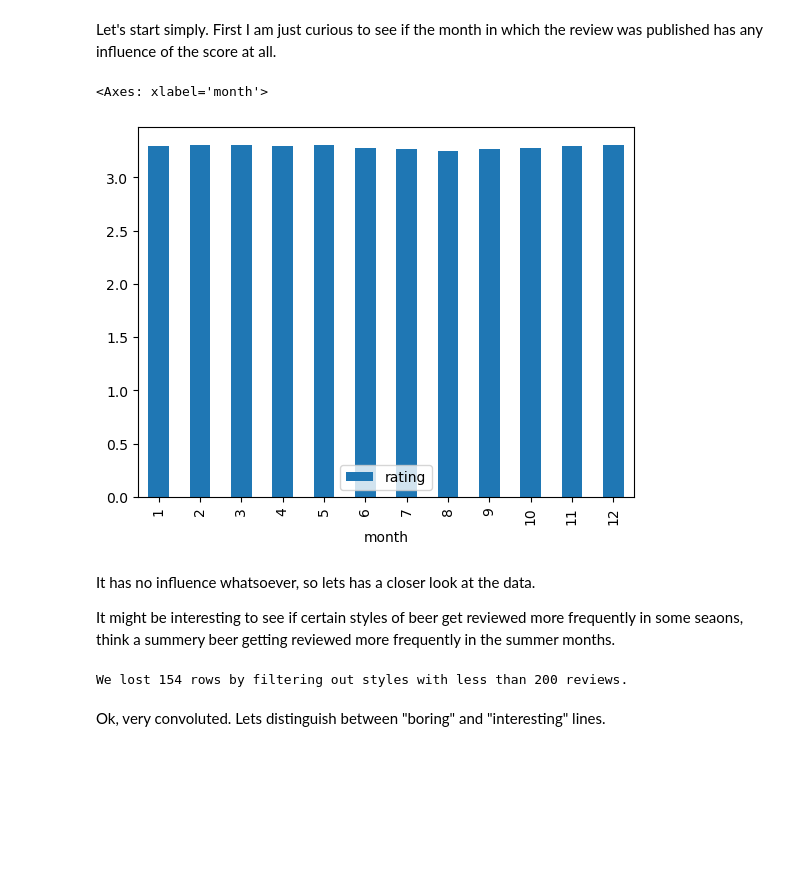
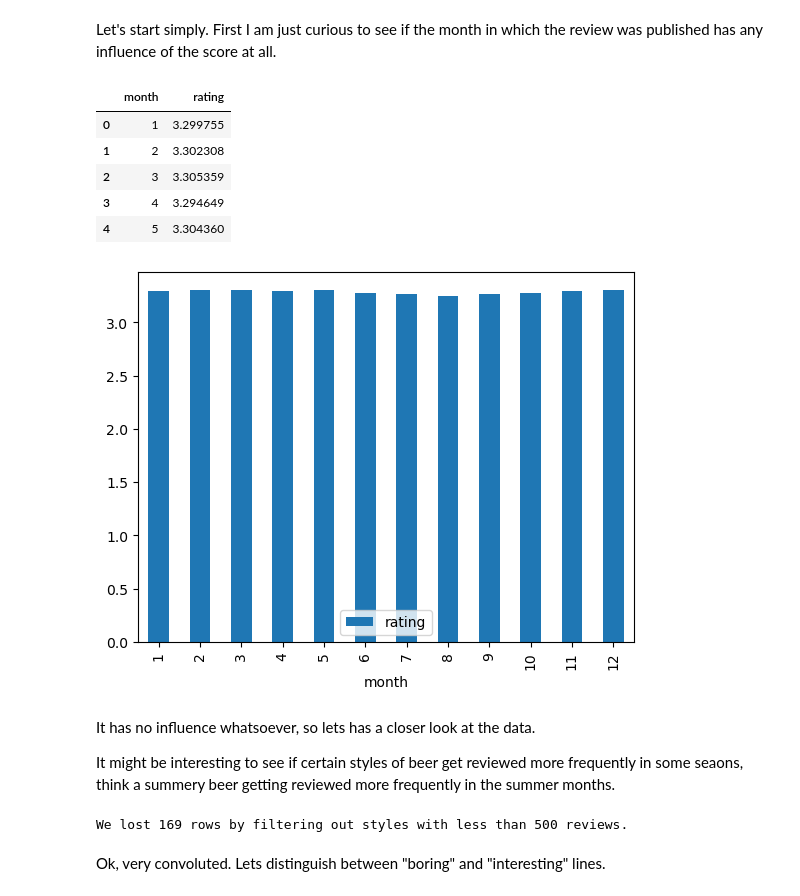
Before and after one commit to epfl-ada/ada-2024-project-thefivedatawranglers, a Jupyter notebook: seasonality_analysis.ipynb, the cells around one changed output. Drawn from its saved outputs; the diff is of its cells as text; code cells hidden in the pictures; blank space fills up the shorter version.

Commit message:
finished seasonalty analysis

```diff
--- a/seasonality_analysis.ipynb
+++ b/seasonality_analysis.ipynb
@@ -495,14 +493,21 @@ Let's start simply. First I am just curious to see if the month in which the rev
 # %%
 # Add a column "month" to the RB dataframe
 df_rb_ratings_with_month = df_rb_ratings.copy()
 df_rb_ratings_with_month['month'] = pd.to_datetime(df_rb_ratings_with_month['date'], unit = 's').dt.month
 
 # Group by month and calculate the average rating
 monthly_avg_rating = df_rb_ratings_with_month.groupby('month')['rating'].mean().reset_index()
 
 monthly_avg_rating.plot.bar(x='month', y='rating')
+
+monthly_avg_rating.head()
 # %% [output]
-<Axes: xlabel='month'>
+|  | month | rating |
+| 0 | 1 | 3.299755 |
+| 1 | 2 | 3.302308 |
+| 2 | 3 | 3.305359 |
+| 3 | 4 | 3.294649 |
+| 4 | 5 | 3.304360 |
 [figure]
 # %% [markdown]
 It has no influence whatsoever, so lets has a closer look at the data.
@@ -510,25 +515,24 @@ It has no influence whatsoever, so lets has a closer look at the data.
 It might be interesting to see if certain styles of beer get reviewed more frequently in some seaons, think a summery beer getting reviewed more frequently in the summer months.
 # %%
 # Group by month and style, and count the number of reviews per month and style
-ranked_beer_styles_per_season = df_rb_ratings_with_month.groupby(['month', 'style']).size().reset_index(name='review_count')
+ranked_by_amount_beer_styles_per_season = df_rb_ratings_with_month.groupby(['month', 'style']).size().reset_index(name='review_count')
 
 # Filter out styles with less than 200 reviews
-size_before_filtering = len(ranked_beer_styles_per_season)
+size_before_filtering = len(ranked_by_amount_beer_styles_per_season)
+ranked_by_amount_beer_styles_per_season = ranked_by_amount_beer_styles_per_season.groupby('style').filter(lambda x: (x['review_count'] >= 500).all())
 
-ranked_beer_styles_per_season = ranked_beer_styles_per_season[ranked_beer_styles_per_season['review_count'] > 500]
-
-print(f'We lost {size_before_filtering - len(ranked_beer_styles_per_season)} rows by filtering out styles with less than 200 reviews.')
+print(f'We lost {size_before_filtering - len(ranked_by_amount_beer_styles_per_season)} rows by filtering out styles with less than 500 reviews.')
 
 # Rank the styles within each month
-ranked_beer_styles_per_season['rank'] = ranked_beer_styles_per_season.groupby('month')['review_count'].rank(ascending=False, method='min')
+ranked_by_amount_beer_styles_per_season['rank'] = ranked_by_amount_beer_styles_per_season.groupby('month')['review_count'].rank(ascending=False, method='min')
 
 # Sort the DataFrame by month and rank
-ranked_beer_styles_per_season = ranked_beer_styles_per_season.sort_values(['month', 'rank'])
+ranked_by_amount_beer_styles_per_season = ranked_by_amount_beer_styles_per_season.sort_values(['month', 'rank'])
 
 # Pivot the table to get styles as rows, months as columns, with ranks as values
-beer_style_ranking = ranked_beer_styles_per_season.pivot(index='style', columns='month', values='rank').dropna()
+beer_style_ranking_by_amount = ranked_by_amount_beer_styles_per_season.pivot(index='style', columns='month', values='rank').dropna()
 # %% [output]
-We lost 154 rows by filtering out styles with less than 200 reviews.
+We lost 169 rows by filtering out styles with less than 500 reviews.
 # %%
 # Create a Plotly figure
 fig = go.Figure()
```
Also changed, not shown: parts of 11 cells of this notebook.
